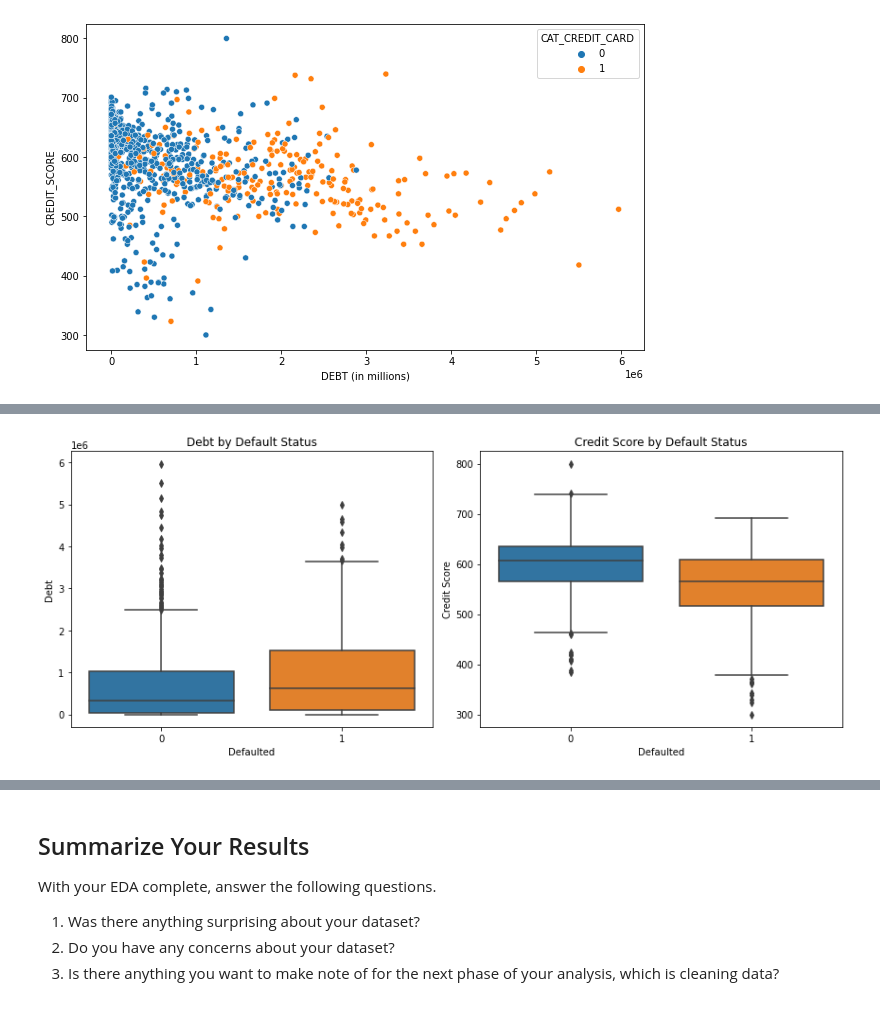
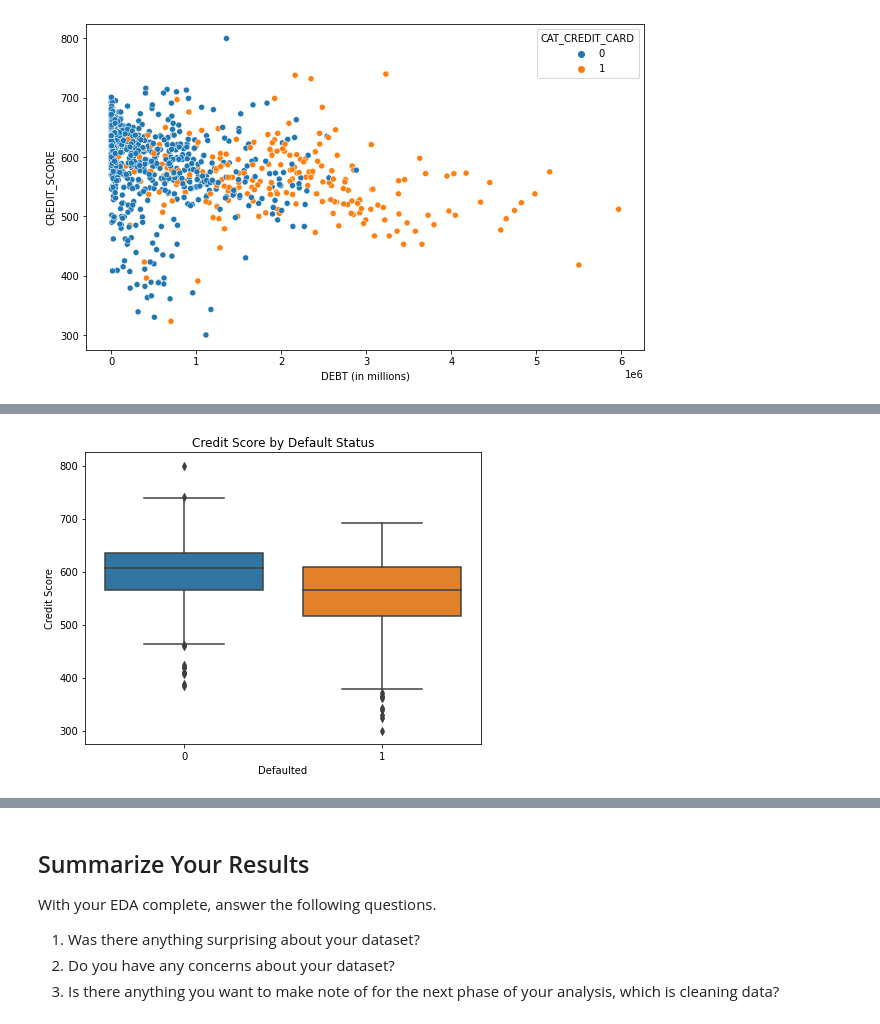
Before and after one commit to LSHAlluri/eda-checkpoint, a Jupyter notebook: checkpoint-two.ipynb, the cells around one changed output, grey strips where cells are left out. Saved outputs shown, nothing was run; the diff lists cells and outputs as text; code cells hidden in the pictures.

```diff
--- a/checkpoint-two.ipynb
+++ b/checkpoint-two.ipynb
@@ -529,37 +508,20 @@ plt.show()
 # %%
-# Visualize the distribution, median, min, max and outliers of income and credit score,
+# Visualize the distribution, median, min, max and outliers of credit score column
 # grouped by default status
 
 plt.figure(figsize=(12, 5),facecolor='white')
-
-# Box plot for Debt
-plt.subplot(1, 2, 1)
-sns.boxplot(x='DEFAULT', y='DEBT', data=credit_df)
-plt.title('Debt by Default Status')
-plt.xlabel('Defaulted')
-plt.ylabel('Debt')
-# The box plot shows quite a few OUTLIERS (datapoints outside the whiskers) in the Debt Column.
-# The MEDIAN values for DEBT of both defaulted and not defaulted groups are close.
-# The INTERQUARTILE RANGE (i.e.,the box length) is smaller for customers who did not default
-# which means the data is less dispersed compared to the customers who defaulted.
-# The MAX debt of a defaulted customer is over a million dollars more than the MAX debt of a customer
-# who did not default.
 
 # Box plot for Credit Score
 plt.subplot(1, 2, 2)
 sns.boxplot(x='DEFAULT', y='CREDIT_SCORE', data=credit_df)
 plt.title('Credit Score by Default Status')
 plt.xlabel('Defaulted')
 plt.ylabel('Credit Score')
 # The box plot shows quite a few OUTLIERS (datapoints outside the whiskers) in the Credit_Score
 # column.
-# The MEDIANS values for CREDIT SCORE of both defaulted and not defaulted groups are about 25 credit
-# score points apart.
-# The INTERQUARTILE RANGE (i.e.,the box length) is slightly smaller for customers who did
-# not default which means the data is little less dispersed compared to the customers who defaulted.
 
 # Ensure that all components are properly spaced and displayed.
 plt.tight_layout()
 plt.show()
 # %% [output]
-[figure, old version]
+[figure, new version]
```
Also changed, not shown: parts of 9 cells of this notebook.
